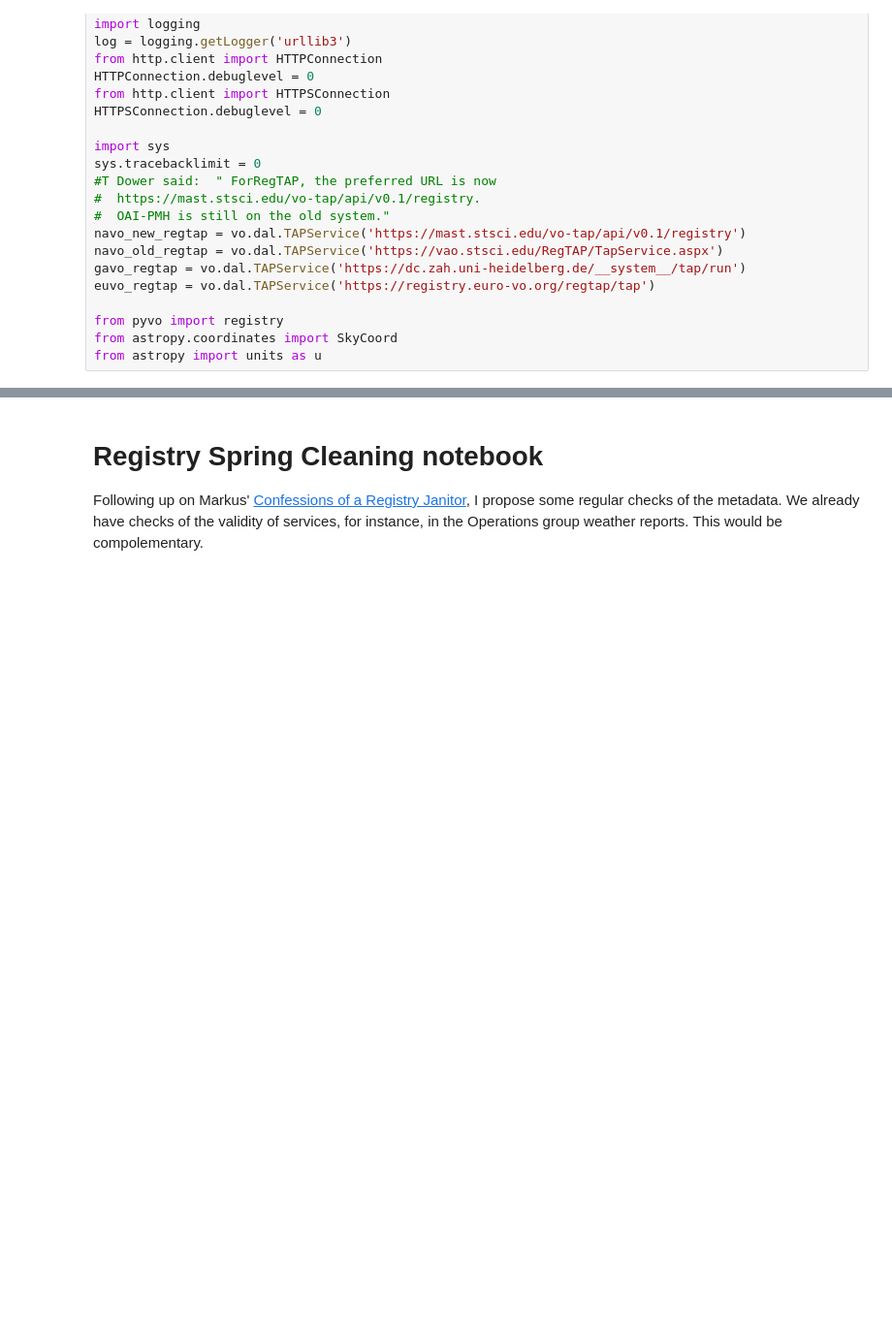
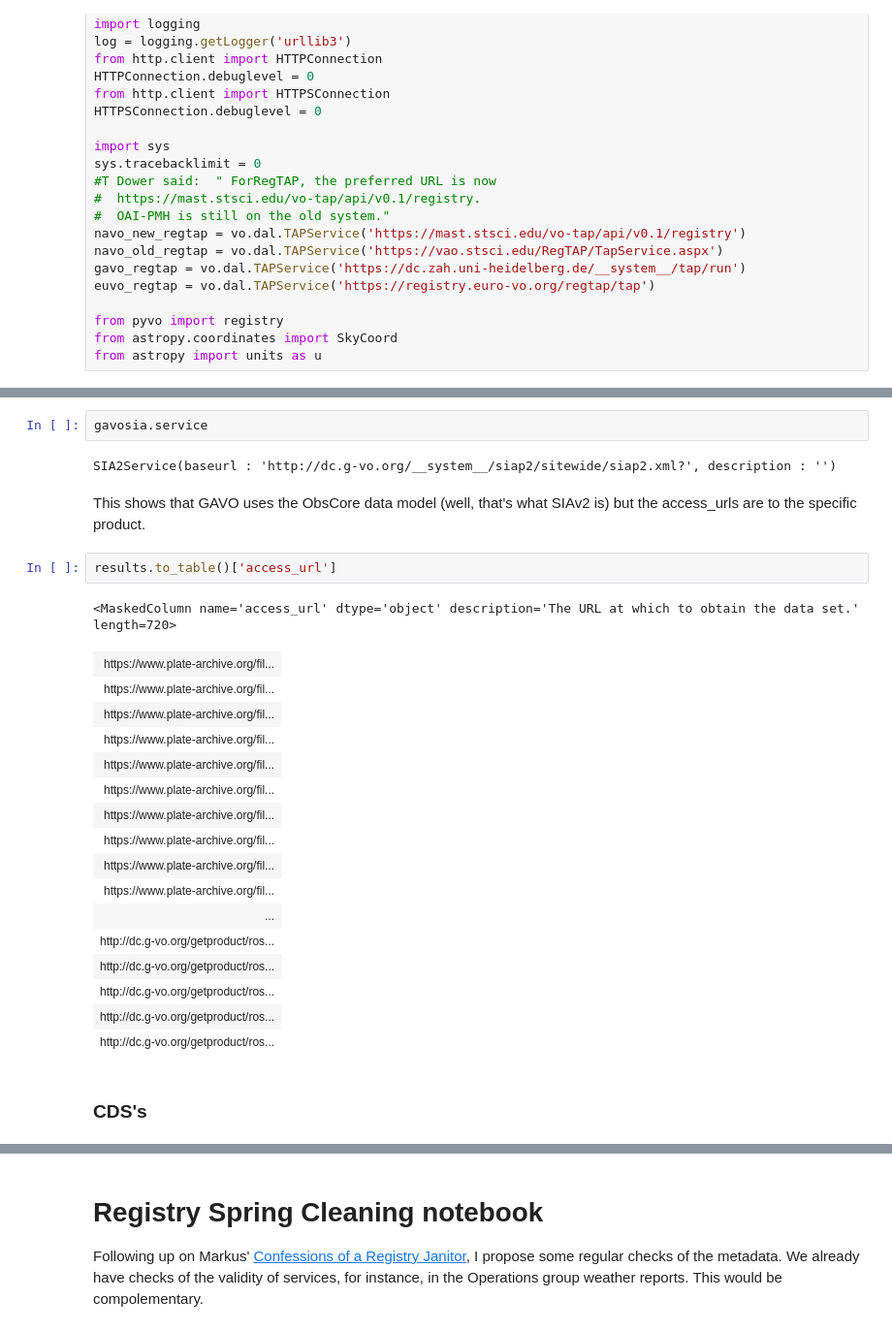
Before and after one commit to ivoa/registry-housekeeping, a Jupyter notebook: registry_status2.ipynb, the cells around one changed output, grey strips where cells are left out. Shown at 97% size. Saved outputs shown, nothing was run; the diff lists cells and outputs as text; blank space fills up the shorter version.

```diff
--- a/registry_status2.ipynb
+++ b/registry_status2.ipynb
@@ -41,0 +65,28 @@ from astropy import units as u
+# %%
+gavosia.service
+# %% [output]
+SIA2Service(baseurl : 'http://dc.g-vo.org/__system__/siap2/sitewide/siap2.xml?', description : '')
+# %% [markdown]
+This shows that GAVO uses the ObsCore data model (well, that's what SIAv2 is) but the access_urls are to the specific product.
+# %%
+results.to_table()['access_url']
+# %% [output]
+<MaskedColumn name='access_url' dtype='object' description='The URL at which to obtain the data set.' length=720>
+| https://www.plate-archive.org/fil... |
+| https://www.plate-archive.org/fil... |
+| https://www.plate-archive.org/fil... |
+| https://www.plate-archive.org/fil... |
+| https://www.plate-archive.org/fil... |
+| https://www.plate-archive.org/fil... |
+| https://www.plate-archive.org/fil... |
+| https://www.plate-archive.org/fil... |
+| https://www.plate-archive.org/fil... |
+| https://www.plate-archive.org/fil... |
+| ... |
+| http://dc.g-vo.org/getproduct/ros... |
+| http://dc.g-vo.org/getproduct/ros... |
+| http://dc.g-vo.org/getproduct/ros... |
+| http://dc.g-vo.org/getproduct/ros... |
+| http://dc.g-vo.org/getproduct/ros... |
+# %% [markdown]
+### CDS's
```
Also changed, not shown: parts of 18 cells of this notebook, 1 other file.
